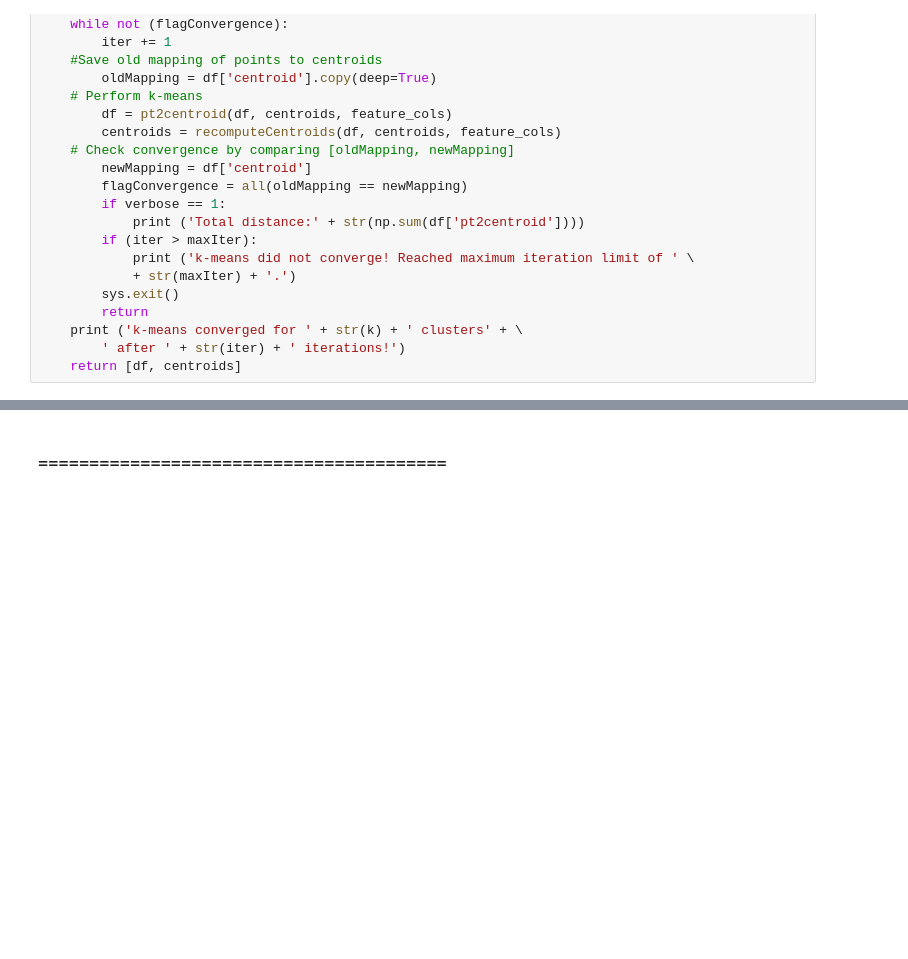
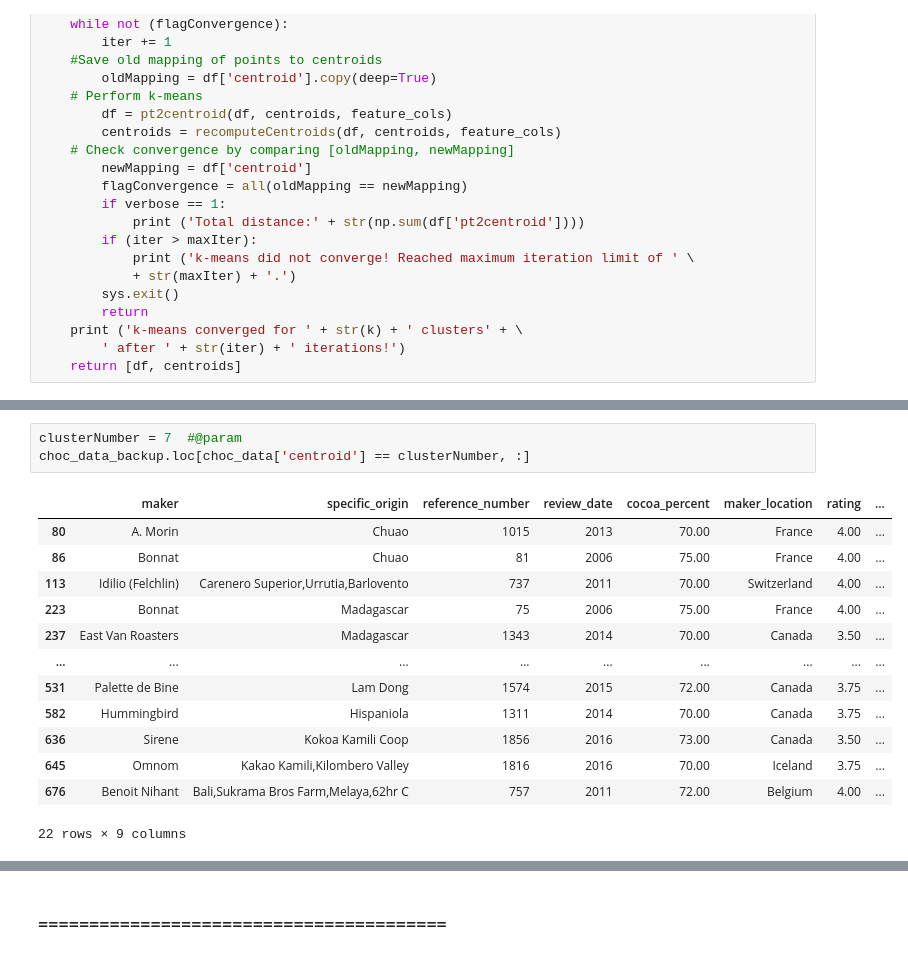
Before and after one commit to fasthill/google-ML-crash-course, a Jupyter notebook: 9. Manual Similarity with Chocolates.ipynb, the cells around one changed output, grey strips where cells are left out. Saved outputs shown, nothing was run; the diff lists cells and outputs as text; blank space fills up the shorter version.

```diff
--- a/9. Manual Similarity with Chocolates.ipynb
+++ b/9. Manual Similarity with Chocolates.ipynb
@@ -524 +524,18 @@ Total distance:419.4715329238852
 SystemExit:
+# %%
+clusterNumber = 7  #@param
+choc_data_backup.loc[choc_data['centroid'] == clusterNumber, :]
+# %% [output]
+|  | maker | specific_origin | reference_number | review_date | cocoa_percent | maker_location | rating | ... |
+| 80 | A. Morin | Chuao | 1015 | 2013 | 70.00 | France | 4.00 | ... |
+| 86 | Bonnat | Chuao | 81 | 2006 | 75.00 | France | 4.00 | ... |
+| 113 | Idilio (Felchlin) | Carenero Superior,Urrutia,Barlovento | 737 | 2011 | 70.00 | Switzerland | 4.00 | ... |
+| 223 | Bonnat | Madagascar | 75 | 2006 | 75.00 | France | 4.00 | ... |
+| 237 | East Van Roasters | Madagascar | 1343 | 2014 | 70.00 | Canada | 3.50 | ... |
+| ... | ... | ... | ... | ... | ... | ... | ... | ... |
+| 531 | Palette de Bine | Lam Dong | 1574 | 2015 | 72.00 | Canada | 3.75 | ... |
+| 582 | Hummingbird | Hispaniola | 1311 | 2014 | 70.00 | Canada | 3.75 | ... |
+| 636 | Sirene | Kokoa Kamili Coop | 1856 | 2016 | 73.00 | Canada | 3.50 | ... |
+| 645 | Omnom | Kakao Kamili,Kilombero Valley | 1816 | 2016 | 70.00 | Iceland | 3.75 | ... |
+| 676 | Benoit Nihant | Bali,Sukrama Bros Farm,Melaya,62hr C | 757 | 2011 | 72.00 | Belgium | 4.00 | ... |
+22 rows × 9 columns
```
Also changed, not shown: parts of 9 cells of this notebook.
